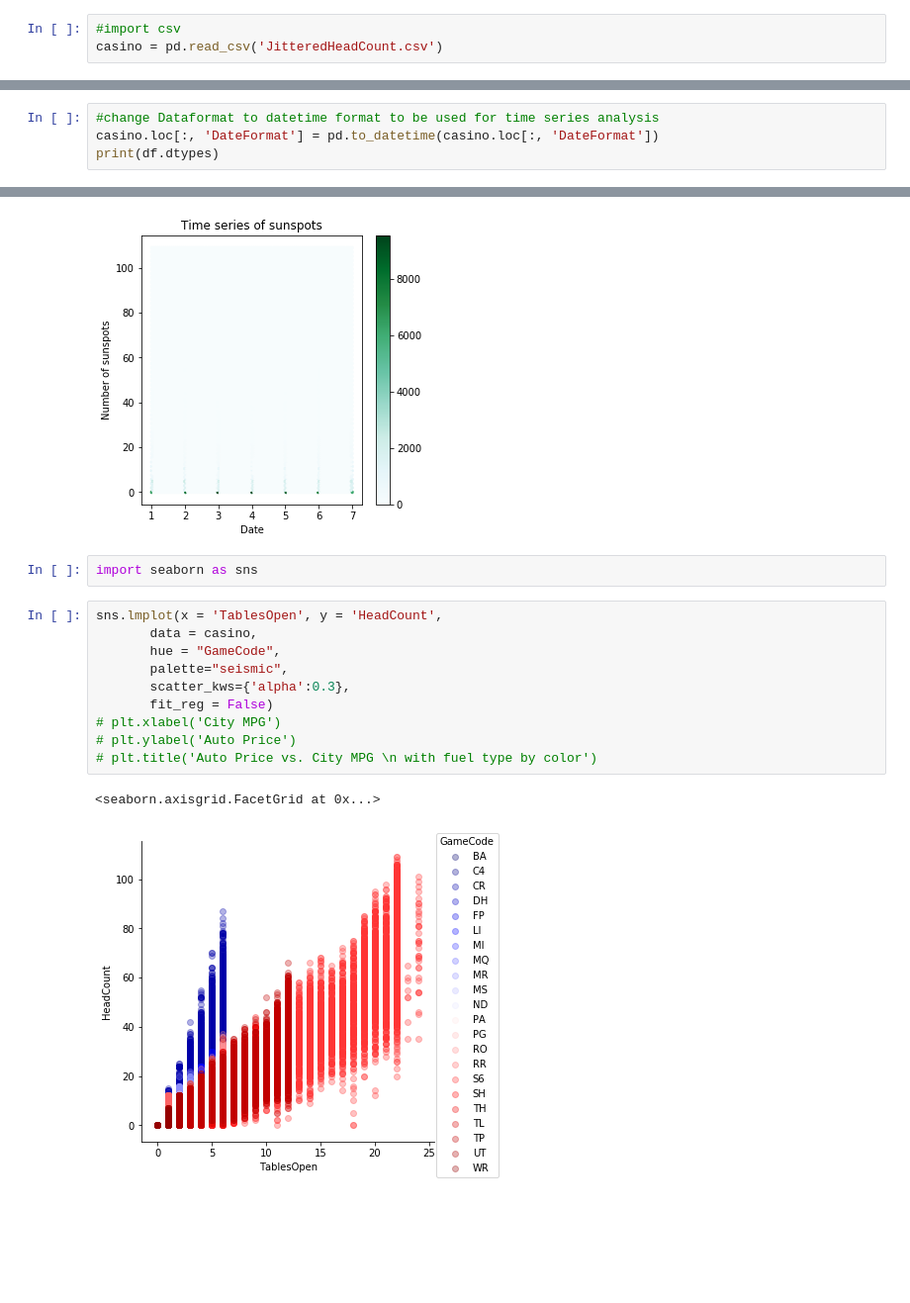
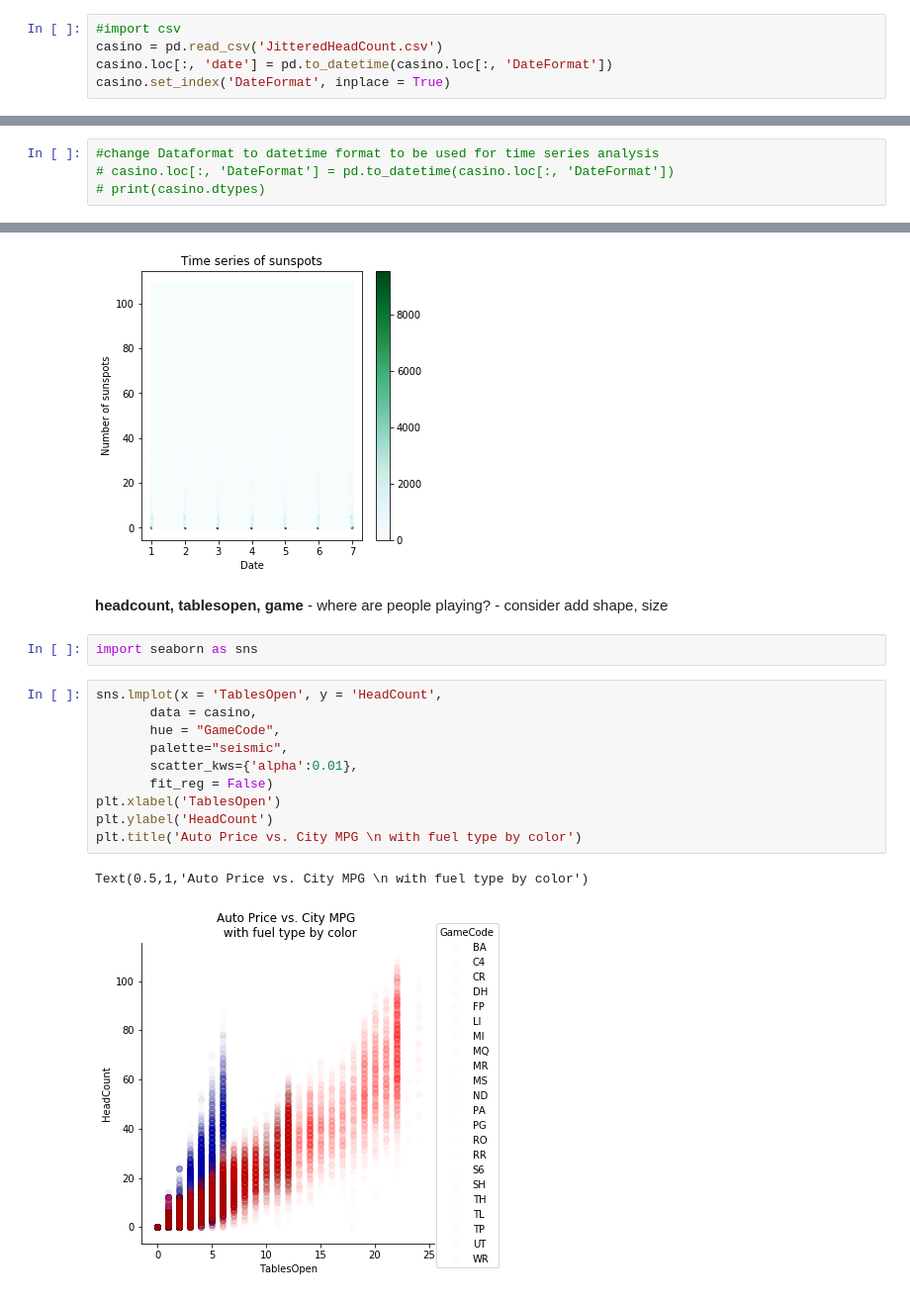
Before and after one commit to ryanarbow/uw_data_science, a Jupyter notebook: DS_methods_and_tools_2/RyanArbow-M01-Vizualization.ipynb, the cells around one changed output, grey strips where cells are left out. Shown: that part at 99% size. Saved outputs shown, nothing was run; the diff lists cells and outputs as text; blank space fills up the shorter version.

```diff
--- a/DS_methods_and_tools_2/RyanArbow-M01-Vizualization.ipynb
+++ b/DS_methods_and_tools_2/RyanArbow-M01-Vizualization.ipynb
@@ -6,3 +6,5 @@ import matplotlib.pyplot as plt
 # %%
 #import csv
 casino = pd.read_csv('JitteredHeadCount.csv')
+casino.loc[:, 'date'] = pd.to_datetime(casino.loc[:, 'DateFormat'])
+casino.set_index('DateFormat', inplace = True)
@@ -60,7 +73,7 @@ casino.head(10)
 # %%
 #change Dataformat to datetime format to be used for time series analysis
-casino.loc[:, 'DateFormat'] = pd.to_datetime(casino.loc[:, 'DateFormat'])
-print(df.dtypes)
+# casino.loc[:, 'DateFormat'] = pd.to_datetime(casino.loc[:, 'DateFormat'])
+# print(casino.dtypes)
 # %% [output]
 GameCode                object
 DateFormat      datetime64[ns]
@@ -121,18 +169,20 @@ ax.set_title('Time series of sunspots')
 # %% [output]
 Text(0.5,1,'Time series of sunspots')
 [figure]
+# %% [markdown]
+**headcount, tablesopen, game** - where are people playing? - consider add shape, size
 # %%
 import seaborn as sns
 # %%
 sns.lmplot(x = 'TablesOpen', y = 'HeadCount',
        data = casino,
        hue = "GameCode",
        palette="seismic",
-       scatter_kws={'alpha':0.3},
+       scatter_kws={'alpha':0.01},
        fit_reg = False)
-# plt.xlabel('City MPG')
-# plt.ylabel('Auto Price')
-# plt.title('Auto Price vs. City MPG \n with fuel type by color')
+plt.xlabel('TablesOpen')
+plt.ylabel('HeadCount')
+plt.title('Auto Price vs. City MPG \n with fuel type by color')
 # %% [output]
-<seaborn.axisgrid.FacetGrid at 0x...>
+Text(0.5,1,'Auto Price vs. City MPG \n with fuel type by color')
-[figure, old version]
+[figure, new version]
```
Also changed, not shown: parts of 20 cells of this notebook, 2 other files.
